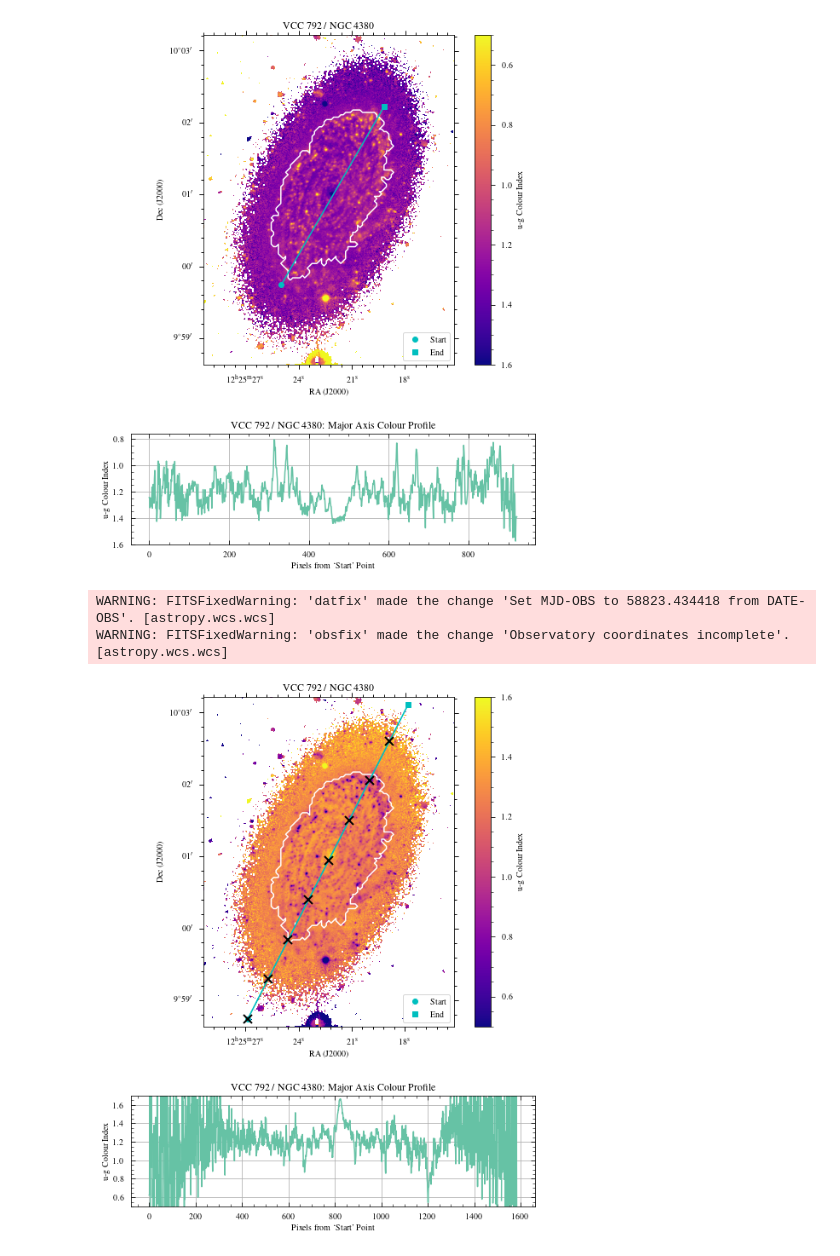
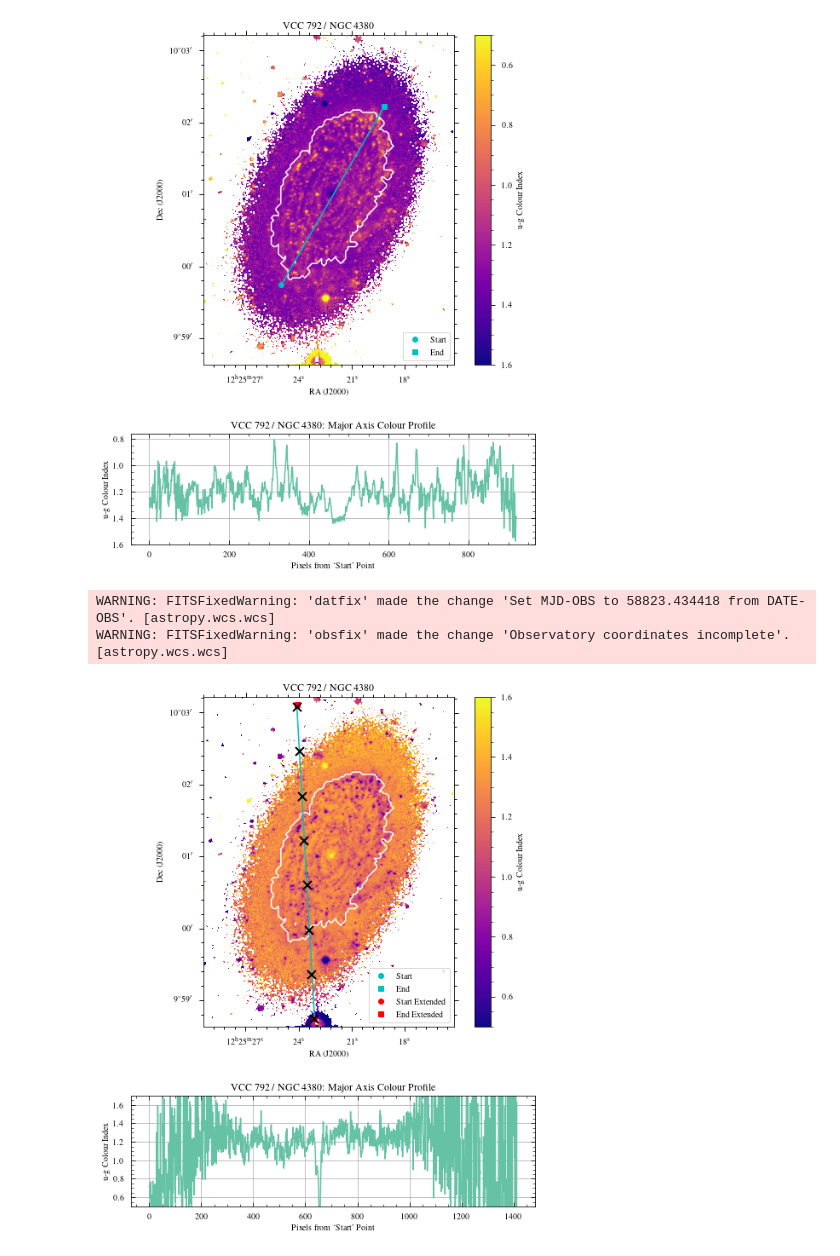
Before and after one commit to BearBearCodes/coop_f2021, a Jupyter notebook: warmup/ngvs_intro.ipynb, the cells around one changed output. Saved outputs shown, nothing was run; the diff lists cells and outputs as text; code cells hidden in the pictures.

Commit message:
added astropy coordinates to line profile, need to debug 'extend' functionality

```diff
--- a/warmup/ngvs_intro.ipynb
+++ b/warmup/ngvs_intro.ipynb
@@ -1222,31 +1237,3 @@ plt.show()
 WARNING: FITSFixedWarning: 'datfix' made the change 'Set MJD-OBS to 58823.434418 from DATE-OBS'. [astropy.wcs.wcs]
 WARNING: FITSFixedWarning: 'obsfix' made the change 'Observatory coordinates incomplete'. [astropy.wcs.wcs]
 [figure]
-# %%
-def line_profile_idx(data, start, end):
-    """
-    Returns the profile of some 2D data along a line specified by the start and end
-    points. Also returns the x and y pixel indices of the line. Uses
-    very rough nearest-neighbour sampling.
-
-    Parameters:
-      data :: 2D array
-        The data to be profiled
-      start :: 2-tuple of int
-        (x, y) pixel coordinates of the start point
-      end :: 2-tuple of int
-        (x, y) pixel coordinates of the end point
-
-    Returns: profile
-      profile :: 1D array
-        The line profile of the data
-      x_idx, y_idx :: 1D arrays
-        The pixel coordinates of the line
-    """
-    x0, y0 = start
-    x1, y1 = end
-    length = int(np.sqrt((x1 - x0)**2 + (y1 - y0)**2))
-    x_idx = np.linspace(x0, x1, length).astype(int)
-    y_idx = np.linspace(y0, y1, length).astype(int)
-    profile = data[y_idx, x_idx]  # array indexing is [row, col]
-    return profile, x_idx, y_idx
@@ -1278,39 +1433,47 @@ ax.contour(data_co, transform=ax.get_transform(WCS(header_co)),
 #
 # Plot line showing major axis
 #
-ug_start, ug_end = (200, 34), (920, 1446)
-ug_profile, ug_xs, ug_ys = line_profile_idx(ug_colour, ug_start, ug_end)
+# ug_start, ug_end = (200, 34), (920, 1446)
+ug_start, ug_end = (500, 34), (420, 1446)
+# Convert start & end points to SkyCoord objects
+# ug_start_sky = colouridx_wcs_cut.pixel_to_world(*ug_start)
+# ug_end_sky = colouridx_wcs_cut.pixel_to_world(*ug_end)
+#
+ug_profile, ug_xs, ug_ys = line_profile_idx(ug_colour, ug_start, ug_end,
+                                            wcs=colouridx_wcs_cut, extend=False)
 # ax.plot([ug_start[0], ug_end[0]], [ug_start[1], ug_end[1]], "c-")
 ax.plot(ug_xs, ug_ys, "c-")
 ax.plot(*ug_start, "co", label="Start")
 ax.plot(*ug_end, "cs", label="End")
+ax.plot(ug_xs[0], ug_ys[0], "ro", label="Start Extended")
+ax.plot(ug_xs[-1], ug_ys[-1], "rs", label="End Extended")
 #
 # Tick marks along line
 #
 ax.plot(ug_xs[::200], ug_ys[::200], "kx", markersize=10, markeredgewidth=2, zorder=10)
 #
 # Other plot parameters
 #
 ax.tick_params(which="both", direction="out")
 ax.set_xlabel("RA (J2000)")
 ax.set_ylabel("Dec (J2000)")
 ax.set_title("VCC 792 / NGC 4380")
 ax.grid(False)
 ax.set_aspect("equal")
 ax.legend(loc="lower right")
 #
 # Plot major axis profile
 #
 ax2 = fig.add_subplot(414)
 ax2.plot(ug_profile)
 # ax2.invert_yaxis()
 ax2.set_ylim(0.5, 1.7)
 ax2.set_ylabel("u-g Colour Index")
 ax2.set_xlabel("Pixels from `Start' Point")
 ax2.set_title("VCC 792 / NGC 4380: Major Axis Colour Profile")
-fig.savefig("imgs/vcc792_majAxProfile_v2_lim.pdf")
+# fig.savefig("imgs/vcc792_majAxProfile_v2_lim_skycoord_extendTrue.pdf")
 plt.show()
 # %% [output]
 WARNING: FITSFixedWarning: 'datfix' made the change 'Set MJD-OBS to 58823.434418 from DATE-OBS'. [astropy.wcs.wcs]
 WARNING: FITSFixedWarning: 'obsfix' made the change 'Observatory coordinates incomplete'. [astropy.wcs.wcs]
-[figure, old version]
+[figure, new version]
```
Also changed, not shown: parts of 5 cells of this notebook, 1 other file.
